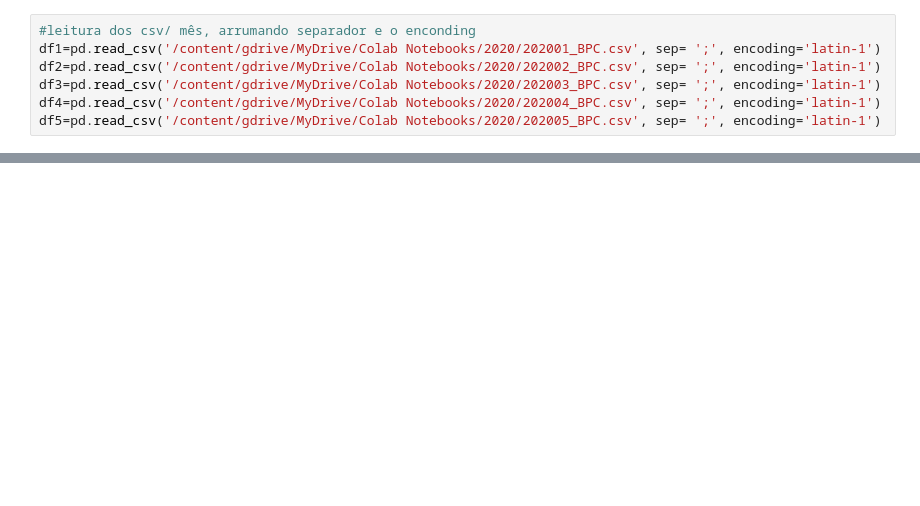
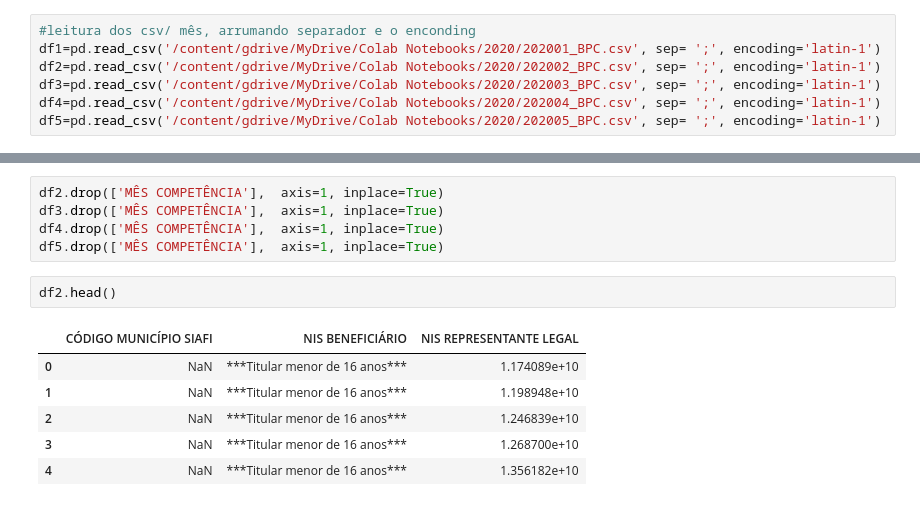
Before and after one commit to assismauro/BPC, a Jupyter notebook: bpc2020.ipynb, the cells around one changed output, grey strips where cells are left out. Drawn from its saved outputs; the diff is of its cells as text; blank space fills up the shorter version.

```diff
--- a/bpc2020.ipynb
+++ b/bpc2020.ipynb
@@ -36,0 +55,14 @@ df.drop('column_name', axis=1, inplace=True)
+# %%
+df2.drop(['MÊS COMPETÊNCIA'],  axis=1, inplace=True)
+df3.drop(['MÊS COMPETÊNCIA'],  axis=1, inplace=True)
+df4.drop(['MÊS COMPETÊNCIA'],  axis=1, inplace=True)
+df5.drop(['MÊS COMPETÊNCIA'],  axis=1, inplace=True)
+# %%
+df2.head()
+# %% [output]
+|  | CÓDIGO MUNICÍPIO SIAFI | NIS BENEFICIÁRIO | NIS REPRESENTANTE LEGAL |
+| 0 | NaN | ***Titular menor de 16 anos*** | 1.174089e+10 |
+| 1 | NaN | ***Titular menor de 16 anos*** | 1.198948e+10 |
+| 2 | NaN | ***Titular menor de 16 anos*** | 1.246839e+10 |
+| 3 | NaN | ***Titular menor de 16 anos*** | 1.268700e+10 |
+| 4 | NaN | ***Titular menor de 16 anos*** | 1.356182e+10 |
```
Also changed, not shown: parts of 16 cells of this notebook.
